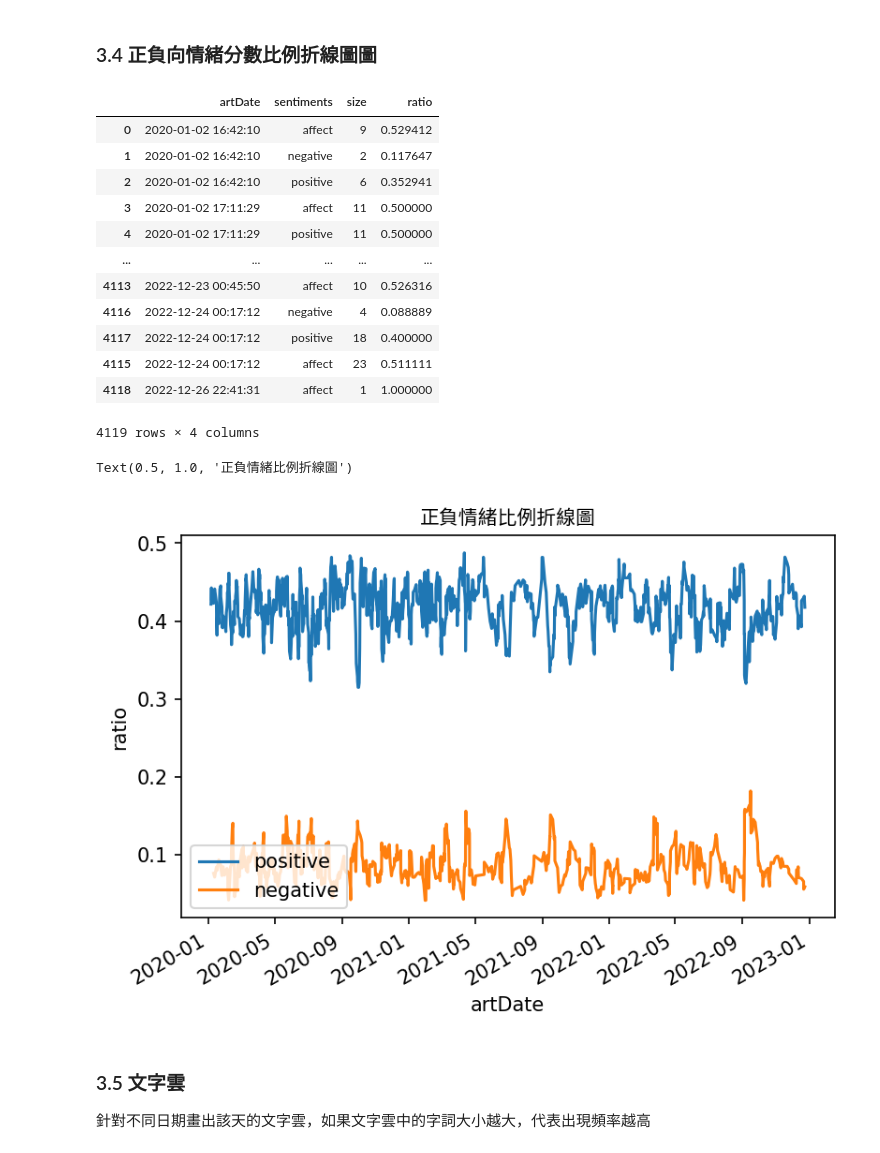
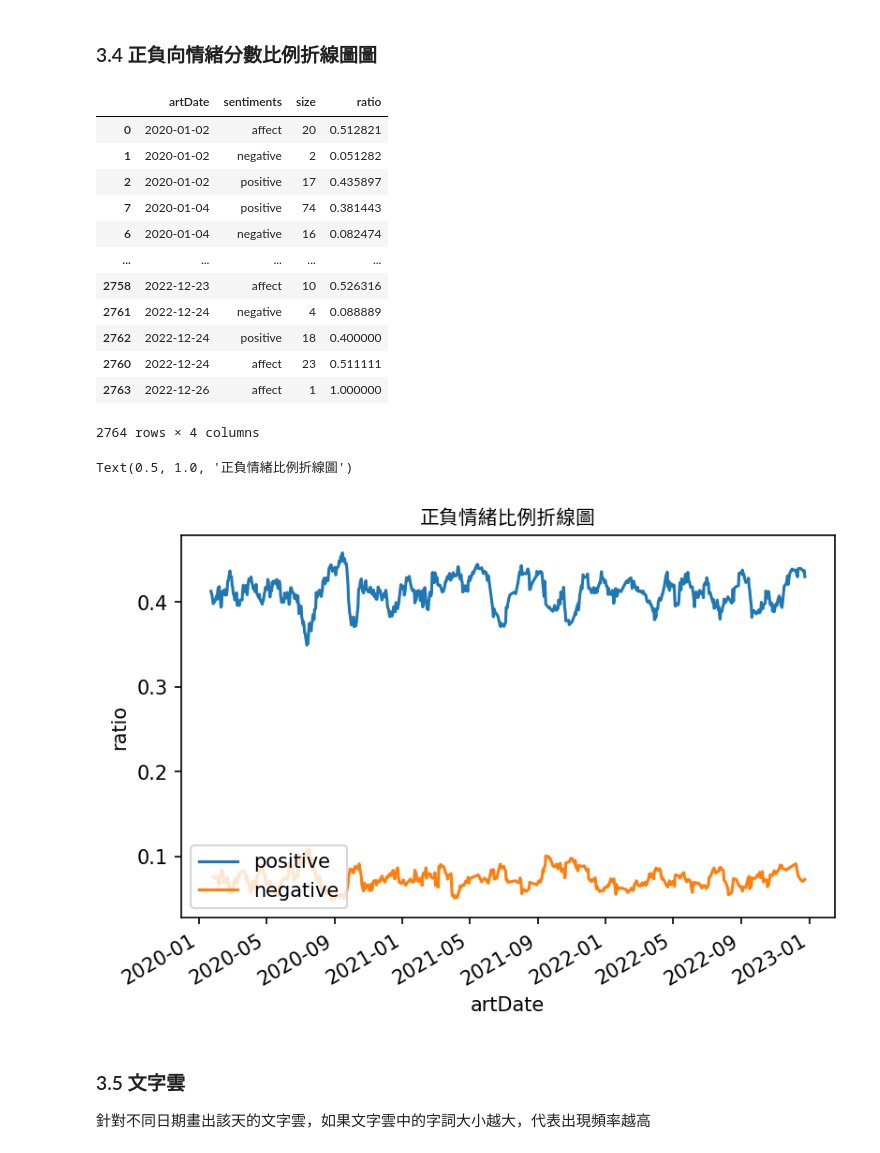
Before and after one commit to Text-Analytics-and-Retrieval/SMA_2023S, a Jupyter notebook: week4_sentiment_analysis/week4_sentiment_zh_buffet.ipynb, the cells around one changed output. Cells and saved outputs as stored; diff of their text form; code cells hidden in the pictures.

```diff
--- a/week4_sentiment_analysis/week4_sentiment_zh_buffet.ipynb
+++ b/week4_sentiment_analysis/week4_sentiment_zh_buffet.ipynb
@@ -99,7 +97,6 @@ sent_df = sent_df[sent_df["sentence"].str.len() > 1]
 # %%
 jieba.set_dictionary("dict/dict.txt")
 jieba.load_userdict("dict/user_dict.txt")
-jieba.add_word('饗食天堂')
 # %% [output]
 Building prefix dict from /home/evan19983314/SMA/SMA_2023S/week4_sentiment_analysis/dict/dict.txt ...
 Loading model from cache /tmp/jieba.u56f97f901b29ec6292f7f76b788fa940.cache
@@ -200,0 +199,3 @@ ptt_liwc_df
+# %%
+ptt_liwc_df['artDate'] = ptt_liwc_df['artDate'].dt.date
+ptt_liwc_df['artDate'].head()
@@ -273,35 +281,36 @@ sentiment_count = sentiment_count.assign(
 sentiment_count
 # %% [output]
 |  | artDate | sentiments | size | ratio |
-| 0 | 2020-01-02 16:42:10 | affect | 9 | 0.529412 |
-| 1 | 2020-01-02 16:42:10 | negative | 2 | 0.117647 |
-| 2 | 2020-01-02 16:42:10 | positive | 6 | 0.352941 |
-| 3 | 2020-01-02 17:11:29 | affect | 11 | 0.500000 |
-| 4 | 2020-01-02 17:11:29 | positive | 11 | 0.500000 |
+| 0 | 2020-01-02 | affect | 20 | 0.512821 |
+| 1 | 2020-01-02 | negative | 2 | 0.051282 |
+| 2 | 2020-01-02 | positive | 17 | 0.435897 |
+| 7 | 2020-01-04 | positive | 74 | 0.381443 |
+| 6 | 2020-01-04 | negative | 16 | 0.082474 |
 | ... | ... | ... | ... | ... |
-| 4113 | 2022-12-23 00:45:50 | affect | 10 | 0.526316 |
-| 4116 | 2022-12-24 00:17:12 | negative | 4 | 0.088889 |
-| 4117 | 2022-12-24 00:17:12 | positive | 18 | 0.400000 |
-| 4115 | 2022-12-24 00:17:12 | affect | 23 | 0.511111 |
-| 4118 | 2022-12-26 22:41:31 | affect | 1 | 1.000000 |
+| 2758 | 2022-12-23 | affect | 10 | 0.526316 |
+| 2761 | 2022-12-24 | negative | 4 | 0.088889 |
+| 2762 | 2022-12-24 | positive | 18 | 0.400000 |
+| 2760 | 2022-12-24 | affect | 23 | 0.511111 |
+| 2763 | 2022-12-26 | affect | 1 | 1.000000 |
-4119 rows × 4 columns
+2764 rows × 4 columns
 # %%
 pos = sentiment_count[sentiment_count["sentiments"] == "positive"]
 neg = sentiment_count[sentiment_count["sentiments"] == "negative"]
 # %%
 fig, ax = plt.subplots()
 
-ax.plot(pos["artDate"], pos["ratio"].rolling(7).mean(), color=colors[0])
-ax.plot(neg["artDate"], neg["ratio"].rolling(7).mean(), color=colors[1])
+rolling_days = 14
+ax.plot(pos["artDate"], pos["ratio"].rolling(rolling_days).mean(), color=colors[0])
+ax.plot(neg["artDate"], neg["ratio"].rolling(rolling_days).mean(), color=colors[1])
 
 plt.xlabel("artDate")
 plt.ylabel("ratio")
 ax.legend(["positive", "negative"], loc="lower left")
 fig.autofmt_xdate()
 plt.title("正負情緒比例折線圖", fontproperties=fprop)
 # %% [output]
 Text(0.5, 1.0, '正負情緒比例折線圖')
-[figure, old version]
+[figure, new version]
 # %% [markdown]
 ### 3.5 文字雲
 針對不同日期畫出該天的文字雲，如果文字雲中的字詞大小越大，代表出現頻率越高
```
Also changed, not shown: parts of 28 cells of this notebook, 2 other files.
